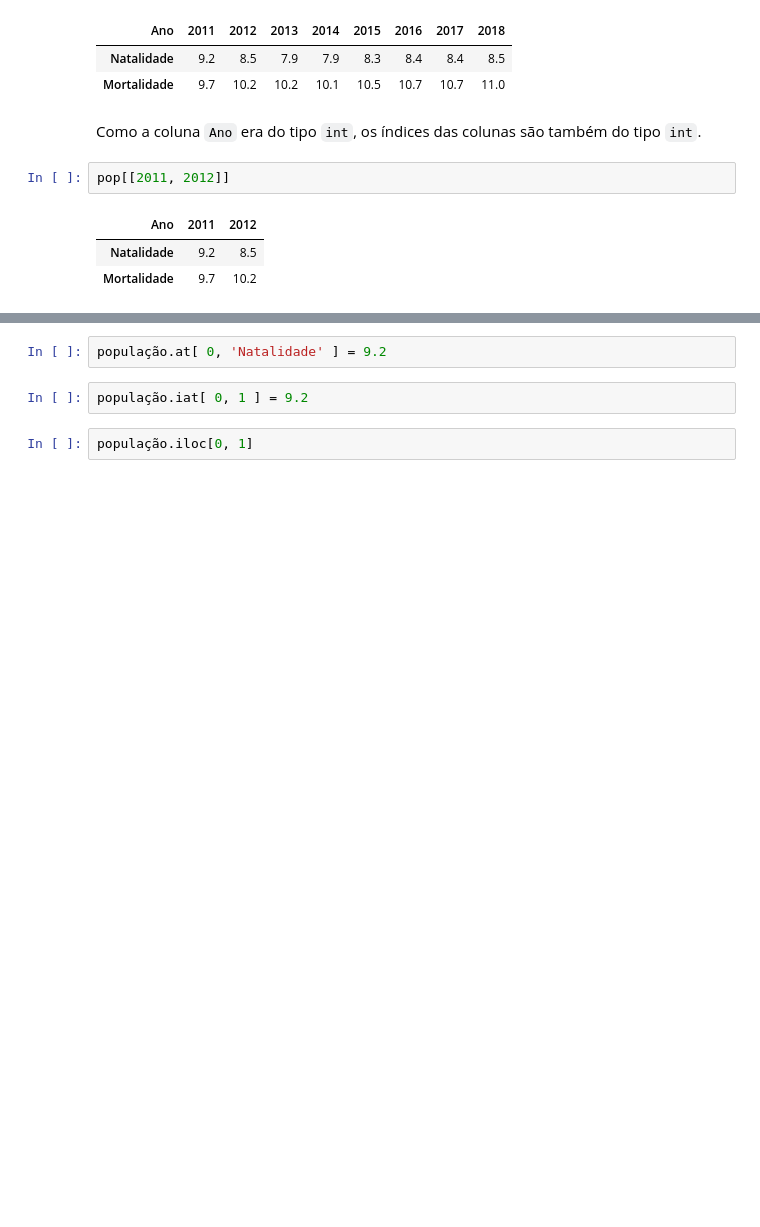
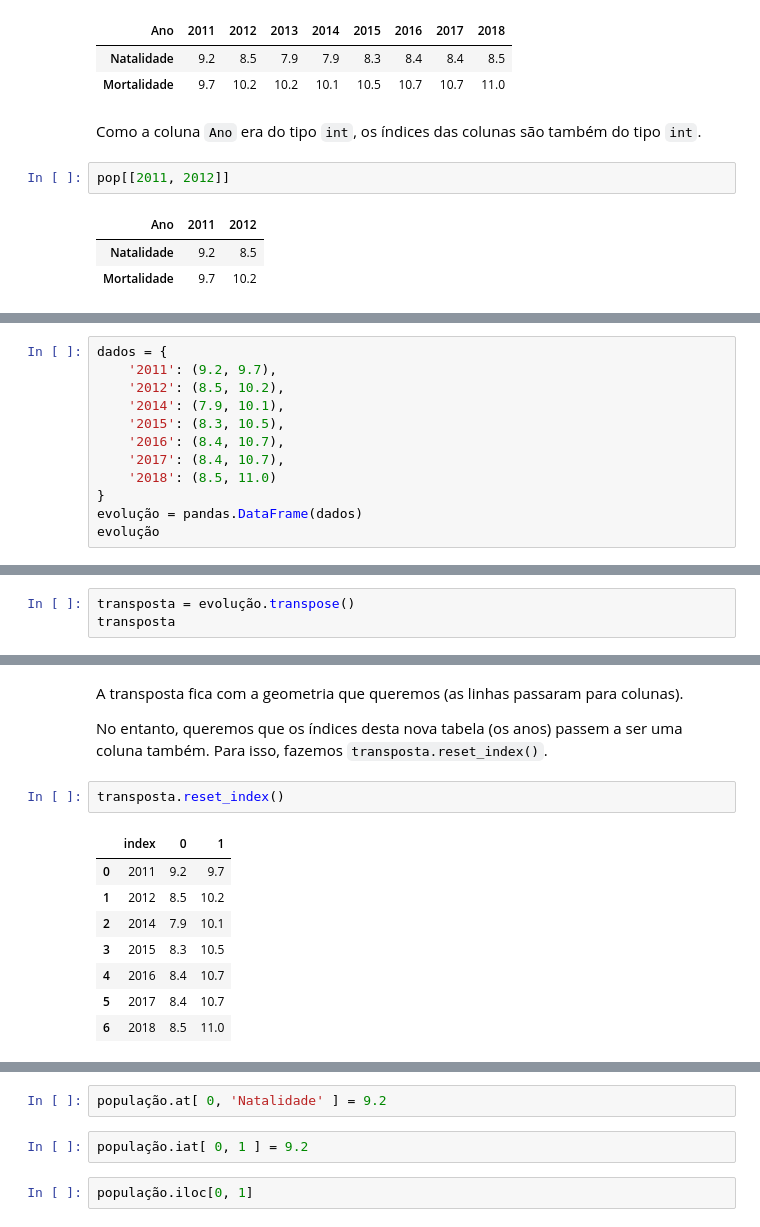
Before and after one commit to jgrocha/jupyter, a Jupyter notebook: notebooks/Introdução às tabelas resolvido.ipynb, the cells around one changed output, grey strips where cells are left out. Cells and saved outputs as stored; diff of their text form; blank space fills up the shorter version.

```diff
--- a/notebooks/Introdução às tabelas resolvido.ipynb
+++ b/notebooks/Introdução às tabelas resolvido.ipynb
@@ -297,0 +316,12 @@ pop[[2011, 2012]]
+# %%
+dados = {
+    '2011': (9.2, 9.7),
+    '2012':	(8.5, 10.2),
+    '2014':	(7.9, 10.1),
+    '2015':	(8.3, 10.5),
+    '2016':	(8.4, 10.7),
+    '2017':	(8.4, 10.7),
+    '2018':	(8.5, 11.0)
+}
+evolução = pandas.DataFrame(dados)
+evolução
@@ -297,0 +350,3 @@ pop[[2011, 2012]]
+# %%
+transposta = evolução.transpose()
+transposta
@@ -297,0 +362,15 @@ pop[[2011, 2012]]
+# %% [markdown]
+A transposta fica com a geometria que queremos (as linhas passaram para colunas).
+
+No entanto, queremos que os índices desta nova tabela (os anos) passem a ser uma coluna também. Para isso, fazemos `transposta.reset_index()`.
+# %%
+transposta.reset_index()
+# %% [output]
+|  | index | 0 | 1 |
+| 0 | 2011 | 9.2 | 9.7 |
+| 1 | 2012 | 8.5 | 10.2 |
+| 2 | 2014 | 7.9 | 10.1 |
+| 3 | 2015 | 8.3 | 10.5 |
+| 4 | 2016 | 8.4 | 10.7 |
+| 5 | 2017 | 8.4 | 10.7 |
+| 6 | 2018 | 8.5 | 11.0 |
```
Also changed, not shown: parts of 14 cells of this notebook, 3 other files.
